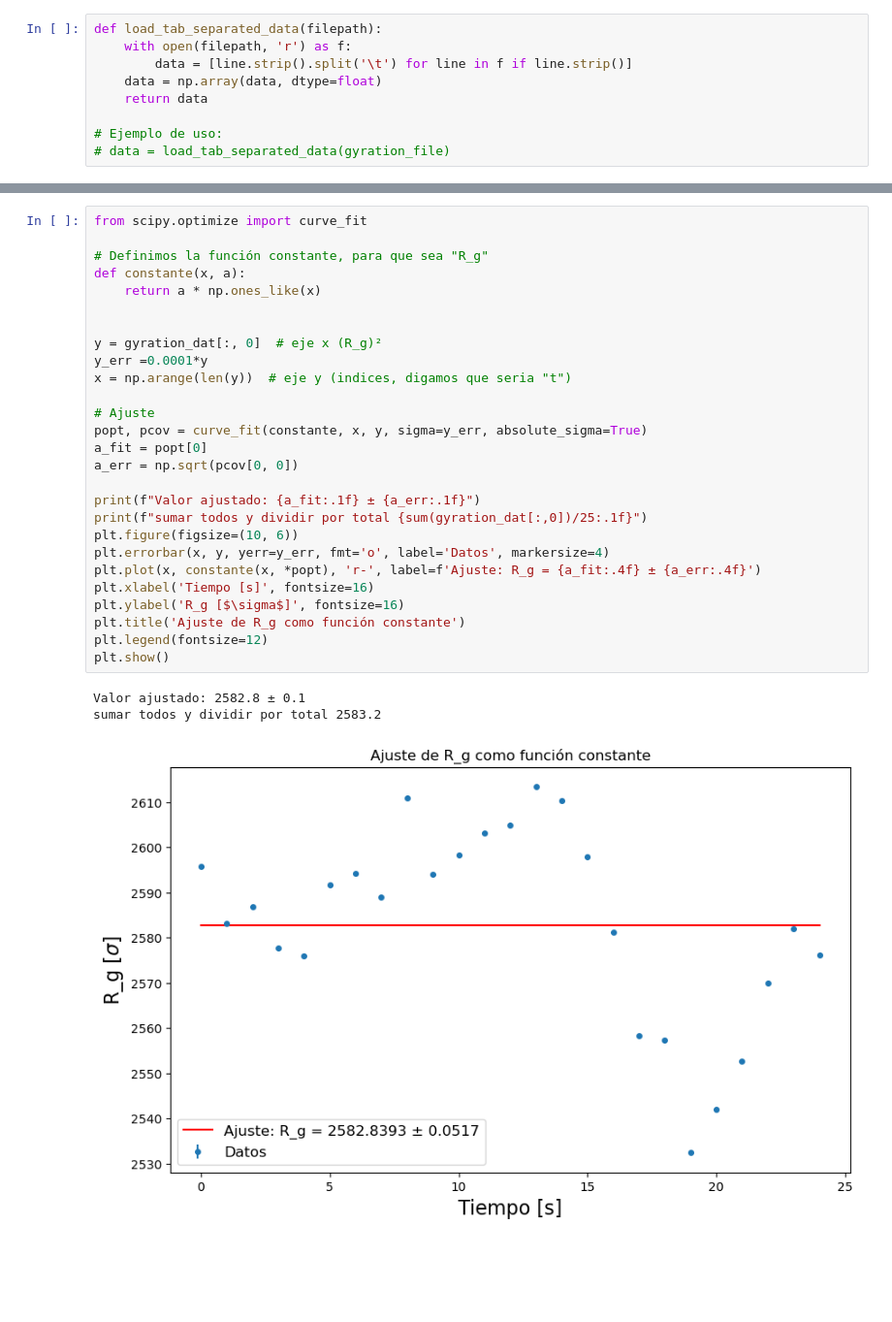
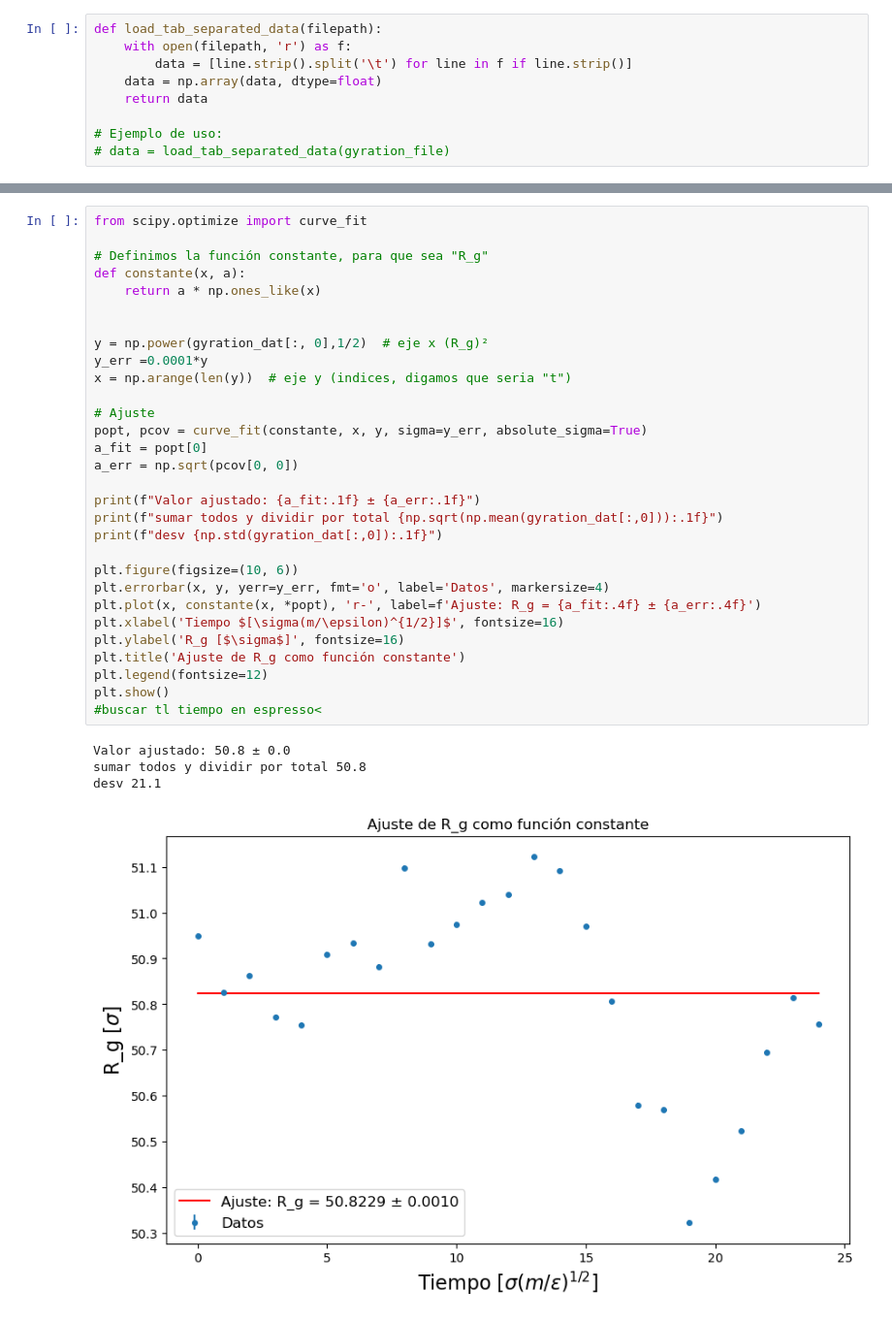
Before and after one commit to totinmc3/microgel_simu, a Jupyter notebook: analysis/graficos.ipynb, the cells around one changed output, grey strips where cells are left out. Shown: that part at 97% size. Cells and saved outputs as stored; diff of their text form; blank space fills up the shorter version.

```diff
--- a/analysis/graficos.ipynb
+++ b/analysis/graficos.ipynb
@@ -106,31 +129,35 @@ plt.legend()
 # %%
 from scipy.optimize import curve_fit
 
 # Definimos la función constante, para que sea "R_g"
 def constante(x, a):
     return a * np.ones_like(x)
 
 
-y = gyration_dat[:, 0]  # eje x (R_g)²
+y = np.power(gyration_dat[:, 0],1/2)  # eje x (R_g)²
 y_err =0.0001*y
 x = np.arange(len(y))  # eje y (indices, digamos que seria "t")
 
 # Ajuste
 popt, pcov = curve_fit(constante, x, y, sigma=y_err, absolute_sigma=True)
 a_fit = popt[0]
 a_err = np.sqrt(pcov[0, 0])
 
 print(f"Valor ajustado: {a_fit:.1f} ± {a_err:.1f}")
-print(f"sumar todos y dividir por total {sum(gyration_dat[:,0])/25:.1f}")
+print(f"sumar todos y dividir por total {np.sqrt(np.mean(gyration_dat[:,0])):.1f}")
+print(f"desv {np.std(gyration_dat[:,0]):.1f}")
+
 plt.figure(figsize=(10, 6))
 plt.errorbar(x, y, yerr=y_err, fmt='o', label='Datos', markersize=4)
 plt.plot(x, constante(x, *popt), 'r-', label=f'Ajuste: R_g = {a_fit:.4f} ± {a_err:.4f}')
-plt.xlabel('Tiempo [s]', fontsize=16)
+plt.xlabel('Tiempo $[\sigma(m/\epsilon)^{1/2}]$', fontsize=16)
 plt.ylabel('R_g [$\sigma$]', fontsize=16)
 plt.title('Ajuste de R_g como función constante')
 plt.legend(fontsize=12)
 plt.show()
+#buscar tl tiempo en espresso<
 # %% [output]
-Valor ajustado: 2582.8 ± 0.1
-sumar todos y dividir por total 2583.2
+Valor ajustado: 50.8 ± 0.0
+sumar todos y dividir por total 50.8
+desv 21.1
-[figure, old version]
+[figure, new version]
```
Also changed, not shown: parts of 9 cells of this notebook, 3 other files.
